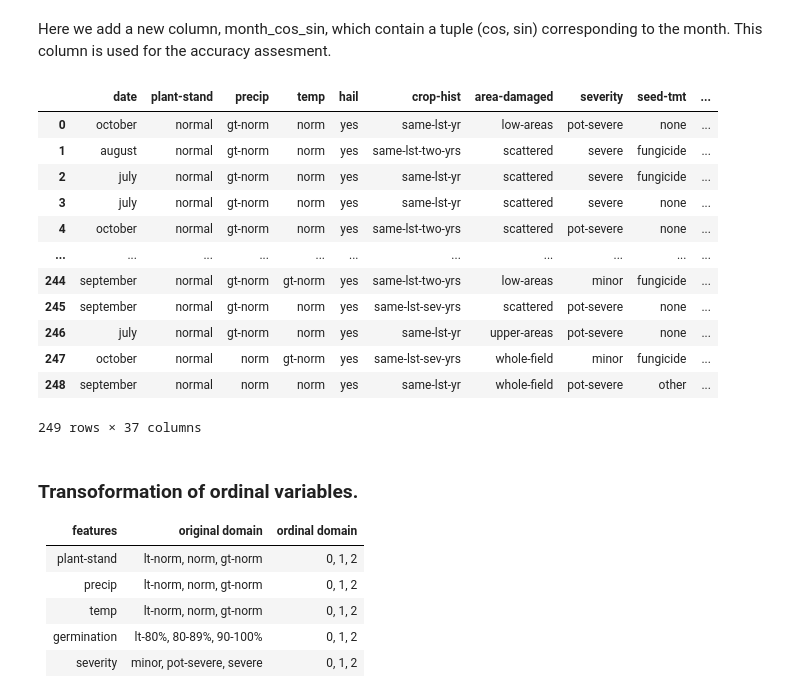
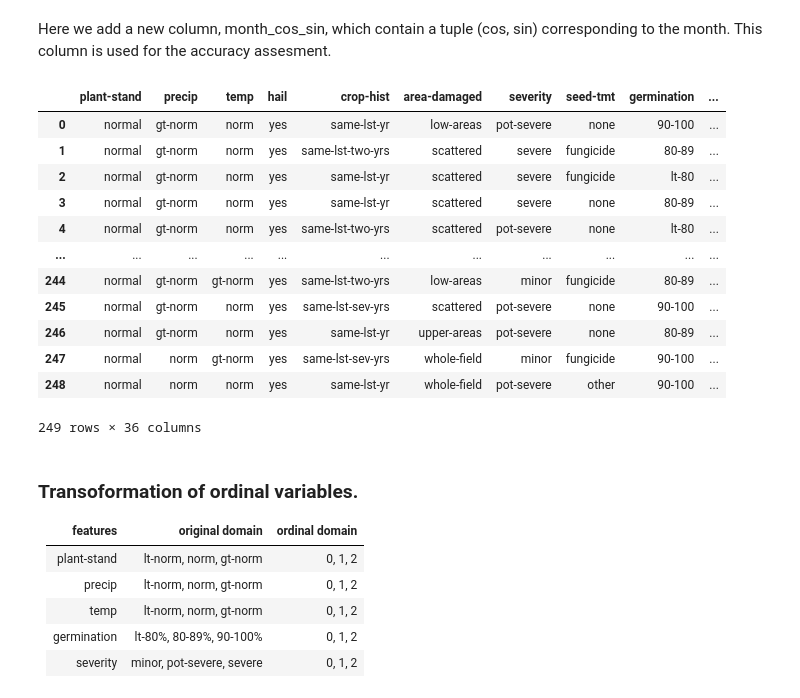
Before and after one commit to VladMarianCimpeanu/DIQ-assignment, a Jupyter notebook: code/soybean_notebook.ipynb, the cells around one changed output. Cells and saved outputs as stored; diff of their text form; code cells hidden in the pictures.

```diff
--- a/code/soybean_notebook.ipynb
+++ b/code/soybean_notebook.ipynb
@@ -257,38 +210,58 @@ Here we add a new column, month_cos_sin, which contain a tuple (cos, sin) corres
 # %%
 months_dict = {}
 
 for c, s, m in zip(months_cos, months_sin, months):
     months_dict[m] = (c, s)
 
 numeric_soybean = soybean_df.copy()
 
-def convert_date_tuple(df):
+def convert_date_tuple(df_in):
+    """
+    This method creates a new dataframe starting from the one given in input.
+    It adds a new column 'month_cos_sin' which contains tuples having as first element the cos part
+    of the month and as second element the sin part of the month. It removes 'date' column.
+    :param df_in: pandas dataframe reference.
+    :return: new pandas dataframe.
+    """
+    df = df_in.copy()
     df['month_cos_sin'] = df.apply(lambda row: (months_dict[row['date']][0], months_dict[row['date']][1]), axis=1)
-    df.drop(columns=['date'])
+    df = df.drop(columns=['date'])
+    return df
 
-def convert_date(df):
+
+def convert_date(df_in):
+    """
+    This method creates a new dataframe starting from the one given in input.
+    It adds two columns.
+    First, it adds 'month_cos' column containing the cos part of the month.
+    Second, it adds 'month_sin' column containing the sin part of the month.
+    It removes 'date' column.
+    :param df_in: pandas dataframe reference.
+    :return: new pandas dataframe.
+    """
+    df = df_in.copy()
     df['month_cos'] = df.apply(lambda row: months_dict[row['date']][0], axis=1)
     df['month_sin'] = df.apply(lambda row: months_dict[row['date']][1], axis=1)
-    df.drop(columns=['date'])
+    df = df.drop(columns=['date'])
+    return df
 
-
-convert_date_tuple(numeric_soybean)
+numeric_soybean = convert_date_tuple(numeric_soybean)
 
 numeric_soybean
 # %% [output]
-|  | date | plant-stand | precip | temp | hail | crop-hist | area-damaged | severity | seed-tmt | ... |
-| 0 | october | normal | gt-norm | norm | yes | same-lst-yr | low-areas | pot-severe | none | ... |
-| 1 | august | normal | gt-norm | norm | yes | same-lst-two-yrs | scattered | severe | fungicide | ... |
-| 2 | july | normal | gt-norm | norm | yes | same-lst-yr | scattered | severe | fungicide | ... |
-| 3 | july | normal | gt-norm | norm | yes | same-lst-yr | scattered | severe | none | ... |
-| 4 | october | normal | gt-norm | norm | yes | same-lst-two-yrs | scattered | pot-severe | none | ... |
+|  | plant-stand | precip | temp | hail | crop-hist | area-damaged | severity | seed-tmt | germination | ... |
+| 0 | normal | gt-norm | norm | yes | same-lst-yr | low-areas | pot-severe | none | 90-100 | ... |
+| 1 | normal | gt-norm | norm | yes | same-lst-two-yrs | scattered | severe | fungicide | 80-89 | ... |
+| 2 | normal | gt-norm | norm | yes | same-lst-yr | scattered | severe | fungicide | lt-80 | ... |
+| 3 | normal | gt-norm | norm | yes | same-lst-yr | scattered | severe | none | 80-89 | ... |
+| 4 | normal | gt-norm | norm | yes | same-lst-two-yrs | scattered | pot-severe | none | lt-80 | ... |
 | ... | ... | ... | ... | ... | ... | ... | ... | ... | ... | ... |
-| 244 | september | normal | gt-norm | gt-norm | yes | same-lst-two-yrs | low-areas | minor | fungicide | ... |
-| 245 | september | normal | gt-norm | norm | yes | same-lst-sev-yrs | scattered | pot-severe | none | ... |
-| 246 | july | normal | gt-norm | norm | yes | same-lst-yr | upper-areas | pot-severe | none | ... |
-| 247 | october | normal | norm | gt-norm | yes | same-lst-sev-yrs | whole-field | minor | fungicide | ... |
-| 248 | september | normal | norm | norm | yes | same-lst-yr | whole-field | pot-severe | other | ... |
+| 244 | normal | gt-norm | gt-norm | yes | same-lst-two-yrs | low-areas | minor | fungicide | 80-89 | ... |
+| 245 | normal | gt-norm | norm | yes | same-lst-sev-yrs | scattered | pot-severe | none | 90-100 | ... |
+| 246 | normal | gt-norm | norm | yes | same-lst-yr | upper-areas | pot-severe | none | 80-89 | ... |
+| 247 | normal | norm | gt-norm | yes | same-lst-sev-yrs | whole-field | minor | fungicide | 90-100 | ... |
+| 248 | normal | norm | norm | yes | same-lst-yr | whole-field | pot-severe | other | 90-100 | ... |
-249 rows × 37 columns
+249 rows × 36 columns
 # %% [markdown]
 ### Transoformation of ordinal variables.
 
```
Also changed, not shown: parts of 18 cells of this notebook, 1 other file.
